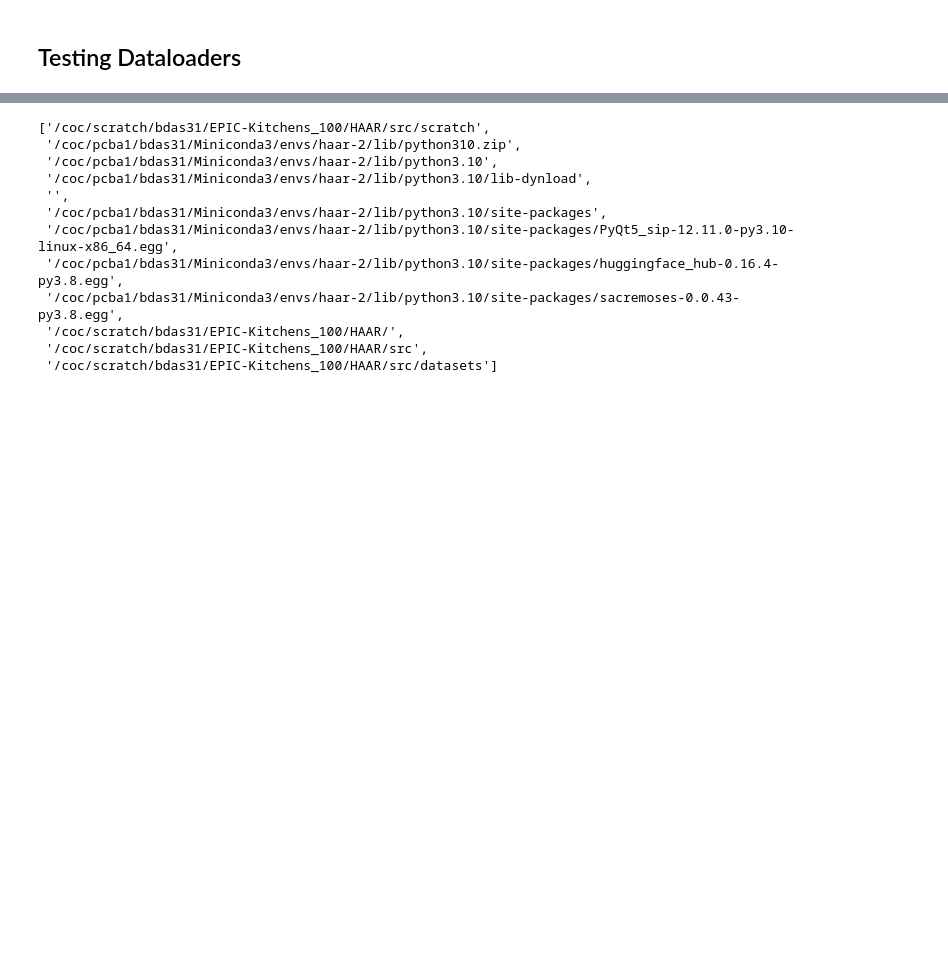
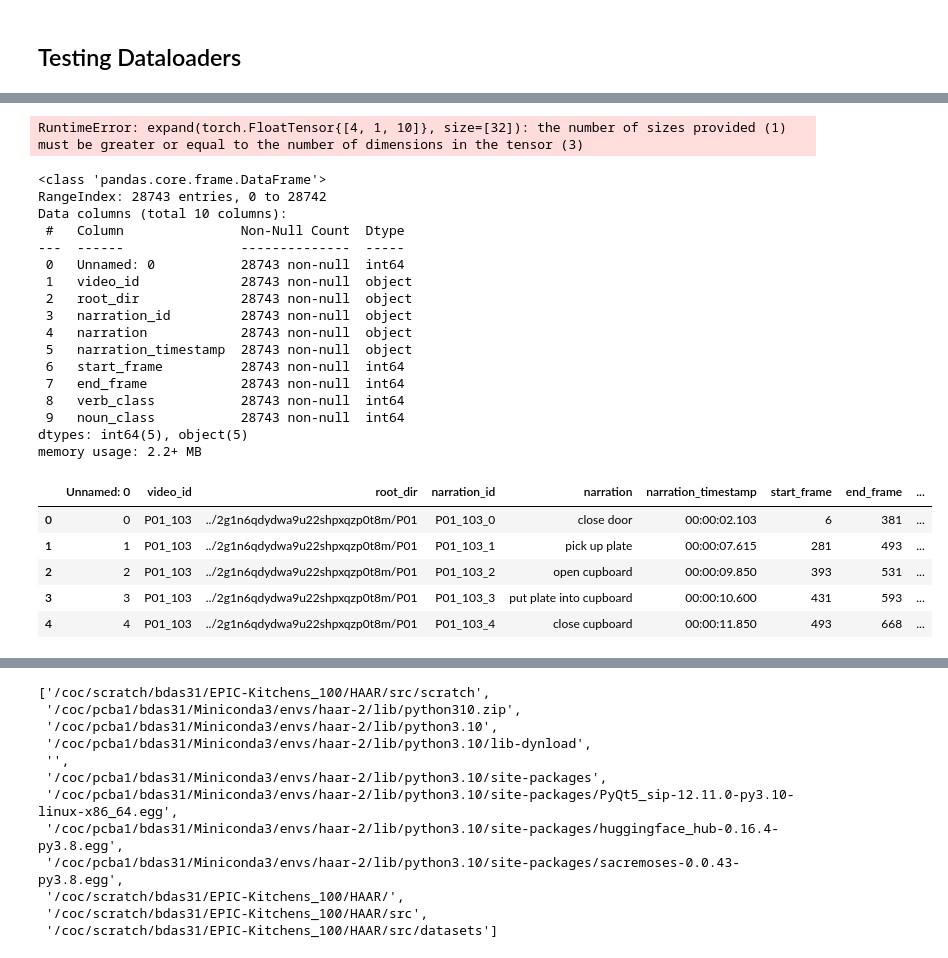
Before and after one commit to BarunKGP/HAAR, a Jupyter notebook: src/huggingface.ipynb, the cells around one changed output, grey strips where cells are left out. Saved outputs shown, nothing was run; the diff lists cells and outputs as text; code cells hidden in the pictures; blank space fills up the shorter version.

Commit message:
noun+verb model, early stopping bug

```diff
--- a/src/huggingface.ipynb
+++ b/src/huggingface.ipynb
@@ -6,0 +89,39 @@ from omegaconf import OmegaConf
+# %%
+x = torch.rand(4, 10)
+y = torch.unsqueeze(x, 1).expand(32)
+print(x.shape)
+print(y.shape)
+# %% [output]
+RuntimeError: expand(torch.FloatTensor{[4, 1, 10]}, size=[32]): the number of sizes provided (1) must be greater or equal to the number of dimensions in the tensor (3)
+# %%
+import pandas as pd
+
+with open('../data/train100_mod.pkl', 'rb') as f:
+    df = pickle.load(f)
+
+df.info()
+display(df.head())
+# %% [output]
+<class 'pandas.core.frame.DataFrame'>
+RangeIndex: 28743 entries, 0 to 28742
+Data columns (total 10 columns):
+ #   Column               Non-Null Count  Dtype
+---  ------               --------------  -----
+ 0   Unnamed: 0           28743 non-null  int64
+ 1   video_id             28743 non-null  object
+ 2   root_dir             28743 non-null  object
+ 3   narration_id         28743 non-null  object
+ 4   narration            28743 non-null  object
+ 5   narration_timestamp  28743 non-null  object
+ 6   start_frame          28743 non-null  int64
+ 7   end_frame            28743 non-null  int64
+ 8   verb_class           28743 non-null  int64
+ 9   noun_class           28743 non-null  int64
+dtypes: int64(5), object(5)
+memory usage: 2.2+ MB
+|  | Unnamed: 0 | video_id | root_dir | narration_id | narration | narration_timestamp | start_frame | end_frame | ... |
+| 0 | 0 | P01_103 | ../2g1n6qdydwa9u22shpxqzp0t8m/P01 | P01_103_0 | close door | 00:00:02.103 | 6 | 381 | ... |
+| 1 | 1 | P01_103 | ../2g1n6qdydwa9u22shpxqzp0t8m/P01 | P01_103_1 | pick up plate | 00:00:07.615 | 281 | 493 | ... |
+| 2 | 2 | P01_103 | ../2g1n6qdydwa9u22shpxqzp0t8m/P01 | P01_103_2 | open cupboard | 00:00:09.850 | 393 | 531 | ... |
+| 3 | 3 | P01_103 | ../2g1n6qdydwa9u22shpxqzp0t8m/P01 | P01_103_3 | put plate into cupboard | 00:00:10.600 | 431 | 593 | ... |
+| 4 | 4 | P01_103 | ../2g1n6qdydwa9u22shpxqzp0t8m/P01 | P01_103_4 | close cupboard | 00:00:11.850 | 493 | 668 | ... |
```
Also changed, not shown: parts of 17 cells of this notebook, 13 other files.
